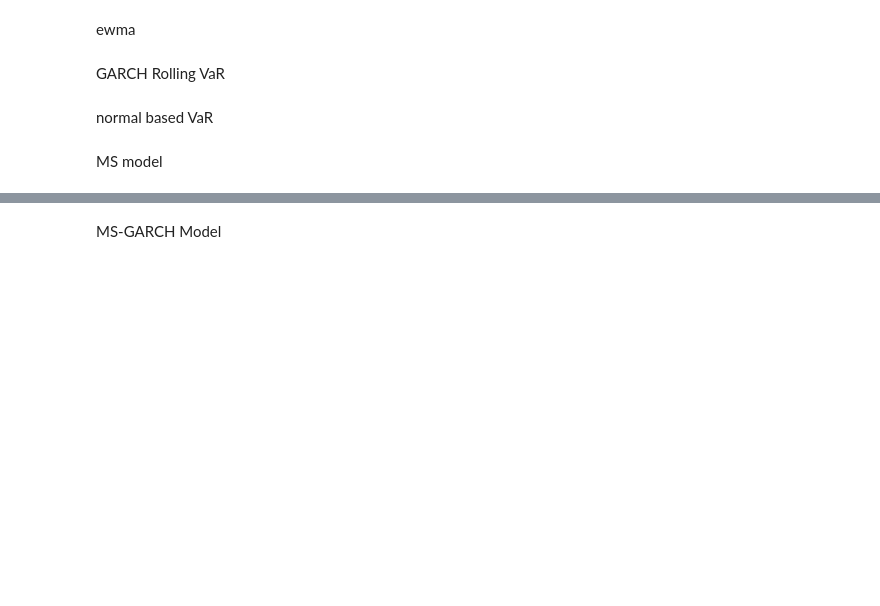
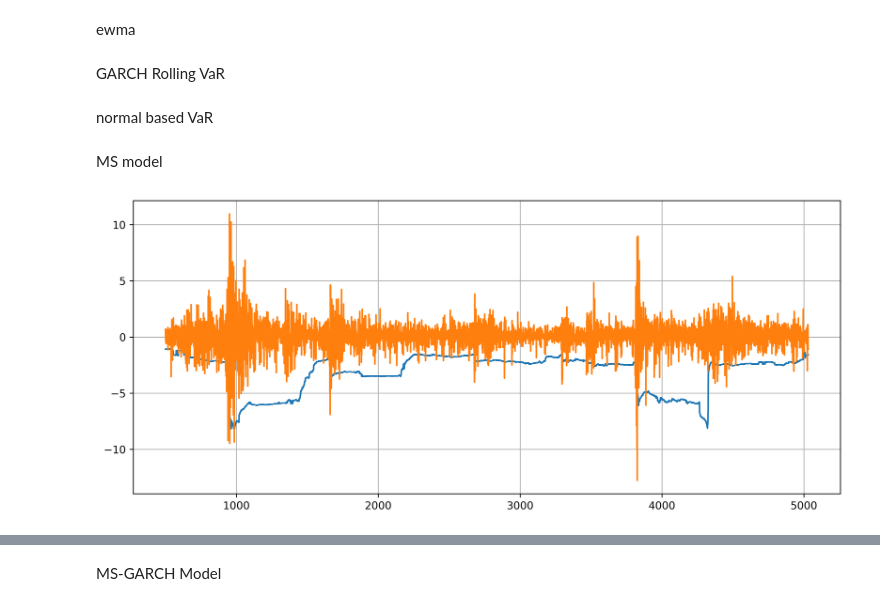
Before and after one commit to fin020/Dissertation, a Jupyter notebook: notebooks/rolling_forecasts.ipynb, the cells around one changed output, grey strips where cells are left out. Cells and saved outputs as stored; diff of their text form; code cells hidden in the pictures; blank space fills up the shorter version.

Commit message:
fixed rolling_ms (time: 2 min per forecast)

```diff
--- a/notebooks/rolling_forecasts.ipynb
+++ b/notebooks/rolling_forecasts.ipynb
@@ -124,3 +124,15 @@ garch_results = pd.DataFrame({
 garch_results.to_csv("data/garch_rolling_forecasts.csv")
 # %% [markdown]
 MS model
+# %%
+from src.models import rolling_ms_var
+
+MS_rolling_var_95 = rolling_ms_var(log_returns, 2, window=500, alpha=0.05)
+# %%
+fig, ax = plt.subplots(figsize=(12,5), dpi=600)
+
+ax.plot(MS_rolling_var_95[0], -MS_rolling_var_95[1])
+ax.plot(MS_rolling_var_95[0],MS_rolling_var_95[2])
+ax.grid(True)
+# %% [output]
+[figure, added]
```
Also changed, not shown: parts of 2 cells of this notebook, 1 other file.
